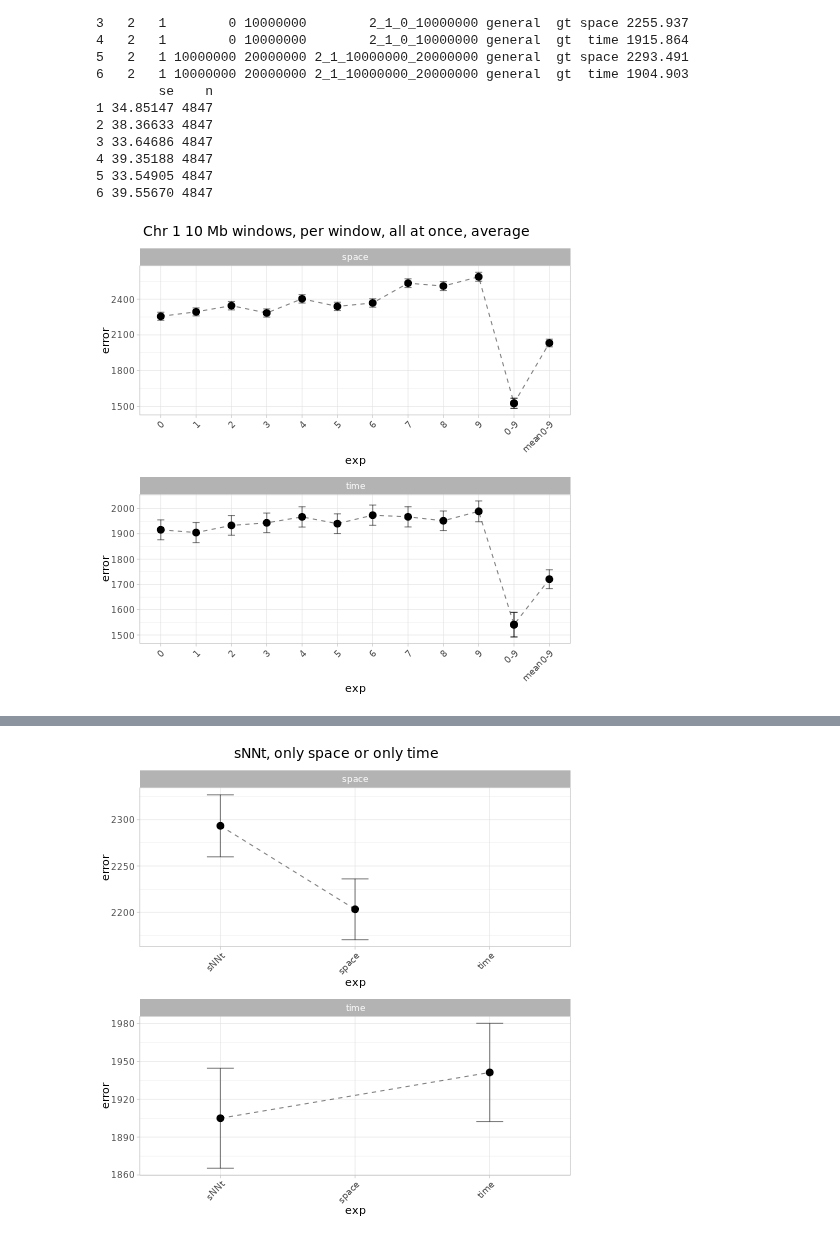
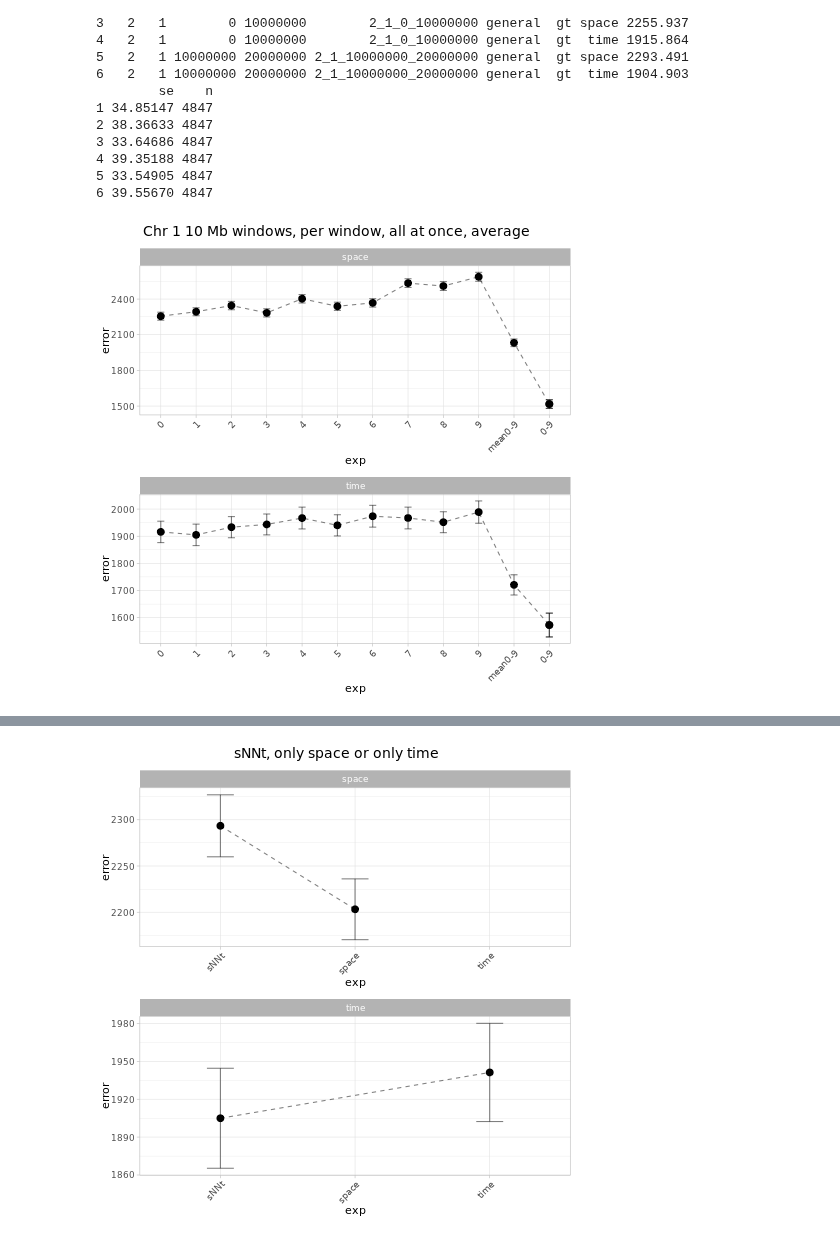
Before and after one commit to MoiColl/spaceNNtime, a Jupyter notebook: backup/jupyternotebooks/spaceNNtime_AADR.ipynb, the cells around one changed output, grey strips where cells are left out. Drawn from its saved outputs; the diff is of its cells as text; code cells hidden in the pictures.

```diff
--- a/backup/jupyternotebooks/spaceNNtime_AADR.ipynb
+++ b/backup/jupyternotebooks/spaceNNtime_AADR.ipynb
@@ -391,12 +425,13 @@ get_diff_data(2, "sNNt", 1,  "10000000", "20000000") %>%
 
 exp = "2"
 cro = "1"
-sta = "10000000"
-end = "20000000"
+sta = "0"
+end = "100000000"
+win = "10000000"
 pre = "sNNt"
 
 plot_grid(
-    get_diff_data(exp, pre, cro, sta, end) %>%
+    get_diff_data(exp, pre, cro, sta, end, win) %>%
         ggplot() +
         geom_histogram(aes(x = value), bins = 30) +
         geom_vline(data = . %>% group_by(stat) %>% summarize(mean = mean(value)), aes(xintercept = mean)) +
@@ -407,7 +442,7 @@ plot_grid(
         facet_wrap(.~stat, scales = "free") +
         theme_light(),
 
-    get_diff_data(exp, pre, cro, sta, end) %>%
+    get_diff_data(exp, pre, cro, sta, end, win) %>%
         mutate(value = sqrt(value^2)) %>%
         ggplot() +
         geom_histogram(aes(x = value), bins = 30) +
@@ -835,15 +870,15 @@ all_scenarios %>%
 # %%
 %%R
 
 plot_errors(all_scenarios_all = rbind(all_scenarios %>% ungroup(), mean_scenarios %>% ungroup()),
-            exp_to_plot       = c("2_1_0_10000000",       "2_1_10000000_20000000",       "2_1_20000000_30000000",       "2_1_30000000_40000000",       "2_1_40000000_50000000",       "2_1_50000000_60000000",       "2_1_60000000_70000000",       "2_1_70000000_80000000",       "2_1_80000000_90000000",       "2_1_90000000_100000000",       "4_1_0_100000000",         "2_1_0_100000000"),
-            labels            = c("2_1_0_10000000" = "0", "2_1_10000000_20000000" = "1", "2_1_20000000_30000000" = "2", "2_1_30000000_40000000" = "3", "2_1_40000000_50000000" = "4", "2_1_50000000_60000000" = "5", "2_1_60000000_70000000" = "6", "2_1_70000000_80000000" = "7", "2_1_80000000_90000000" = "8", "2_1_90000000_100000000" = "9", "4_1_0_100000000" = "0-9", "2_1_0_100000000" = "mean0-9"),
-            limits            = c("2_1_0_10000000",       "2_1_10000000_20000000",       "2_1_20000000_30000000",       "2_1_30000000_40000000",       "2_1_40000000_50000000",       "2_1_50000000_60000000",       "2_1_60000000_70000000",       "2_1_70000000_80000000",       "2_1_80000000_90000000",       "2_1_90000000_100000000",       "4_1_0_100000000",         "2_1_0_100000000"),
+            exp_to_plot       = c("2_1_0_10000000",       "2_1_10000000_20000000",       "2_1_20000000_30000000",       "2_1_30000000_40000000",       "2_1_40000000_50000000",       "2_1_50000000_60000000",       "2_1_60000000_70000000",       "2_1_70000000_80000000",       "2_1_80000000_90000000",       "2_1_90000000_100000000",        "2_1_0_100000000",             "4_1_0_100000000"        ),
+            labels            = c("2_1_0_10000000" = "0", "2_1_10000000_20000000" = "1", "2_1_20000000_30000000" = "2", "2_1_30000000_40000000" = "3", "2_1_40000000_50000000" = "4", "2_1_50000000_60000000" = "5", "2_1_60000000_70000000" = "6", "2_1_70000000_80000000" = "7", "2_1_80000000_90000000" = "8", "2_1_90000000_100000000" = "9",  "2_1_0_100000000" = "mean0-9", "4_1_0_100000000" = "0-9"),
+            limits            = c("2_1_0_10000000",       "2_1_10000000_20000000",       "2_1_20000000_30000000",       "2_1_30000000_40000000",       "2_1_40000000_50000000",       "2_1_50000000_60000000",       "2_1_60000000_70000000",       "2_1_70000000_80000000",       "2_1_80000000_90000000",       "2_1_90000000_100000000",        "2_1_0_100000000",             "4_1_0_100000000"        ),
             title             = "Chr 1 10 Mb windows, per window, all at once, average",
             xlab              = "exp",
             ylab              = "error")
 # %% [output]
-[figure, old version]
+[figure, new version]
 # %%
 %%R
 
```
Also changed, not shown: parts of 27 cells of this notebook, 4 other files.
